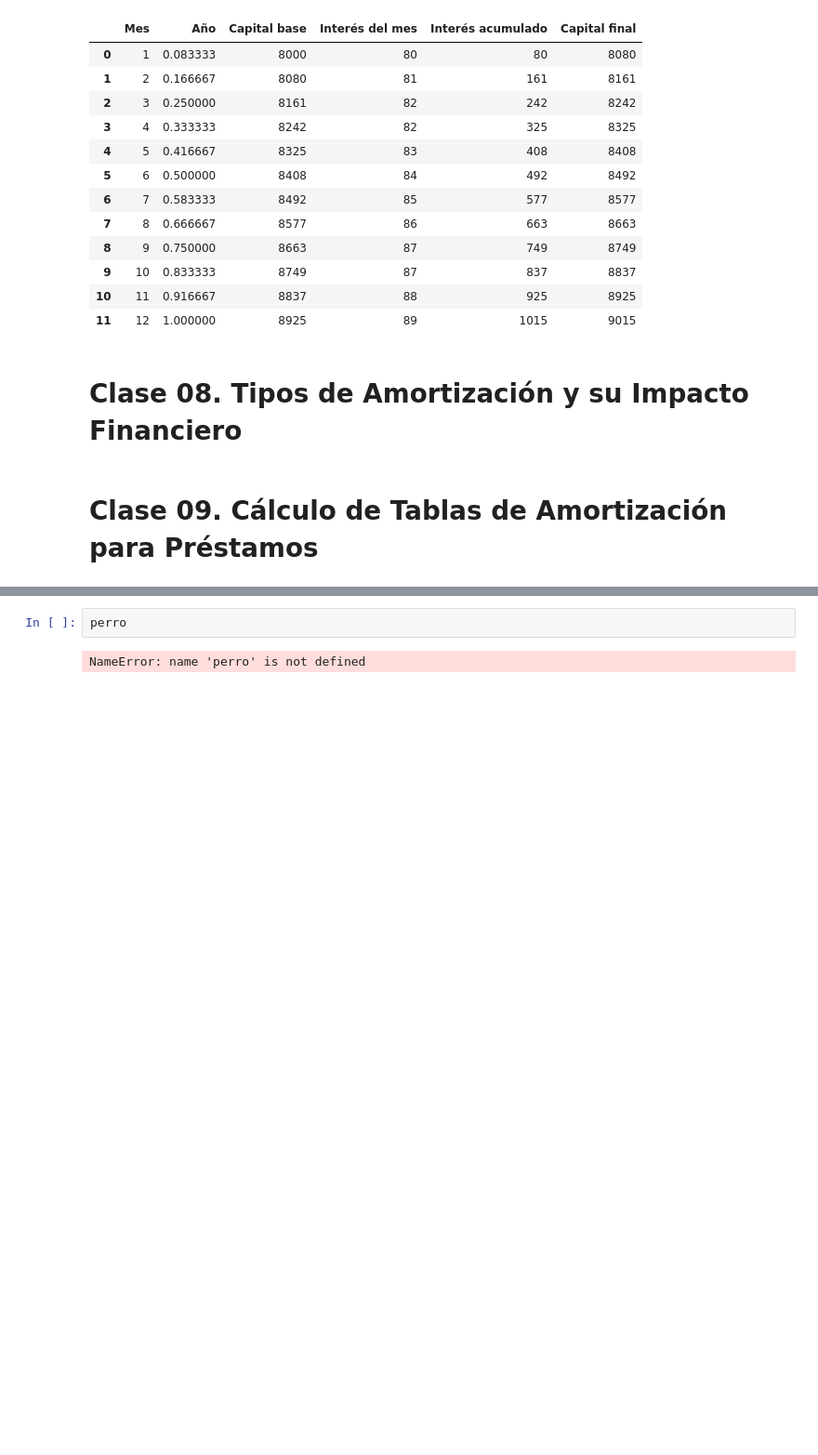
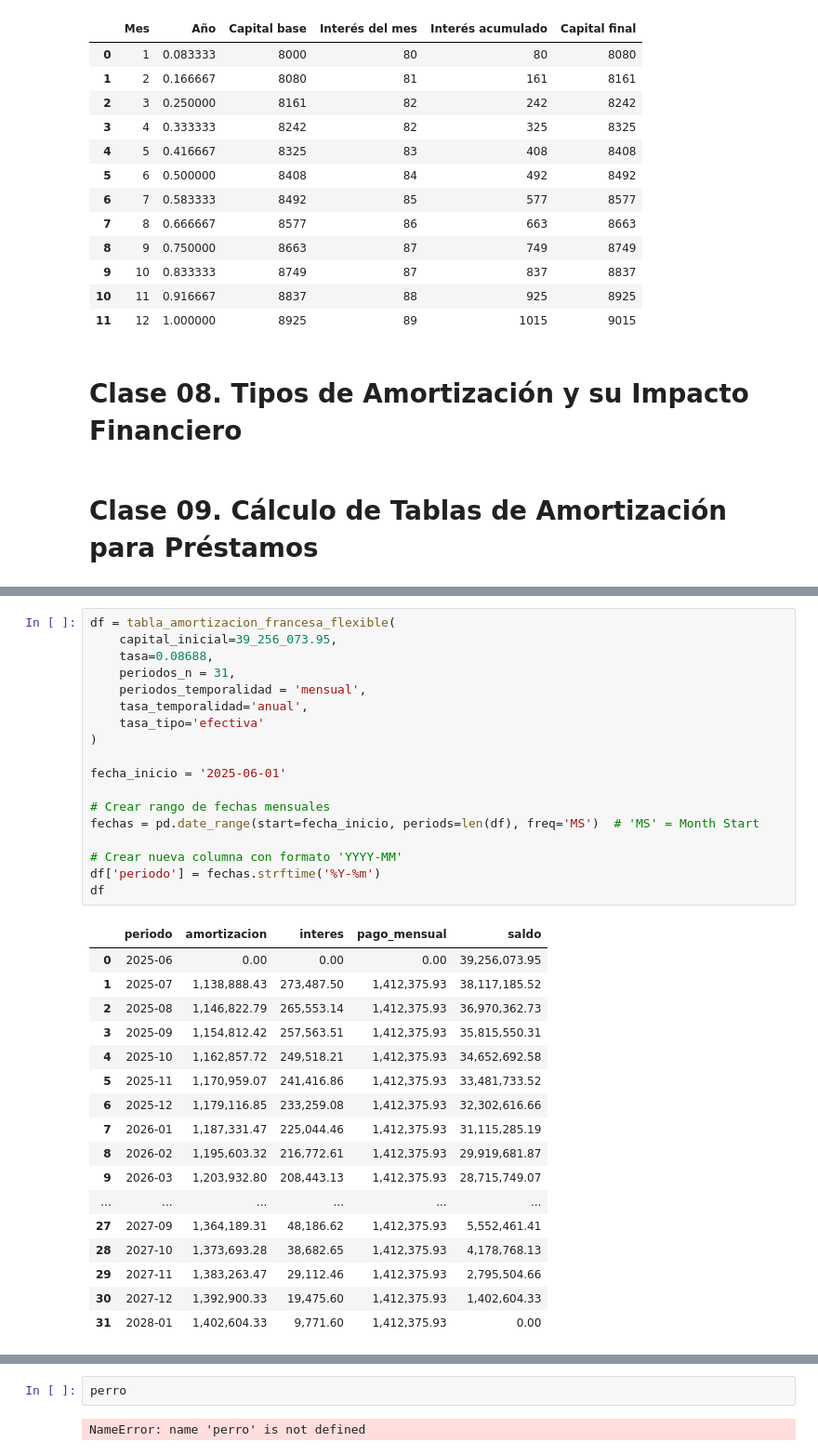
Before and after one commit to alexandergribenchenko/Data_Science_Finanzas, a Jupyter notebook: DS_FIN_01_Creditos_estudio.ipynb, the cells around one changed output, grey strips where cells are left out. Shown: that part at 93% size. Cells and saved outputs as stored; diff of their text form; blank space fills up the shorter version.

```diff
--- a/DS_FIN_01_Creditos_estudio.ipynb
+++ b/DS_FIN_01_Creditos_estudio.ipynb
@@ -536,0 +757,36 @@ df
+# %%
+df = tabla_amortizacion_francesa_flexible(
+    capital_inicial=39_256_073.95,
+    tasa=0.08688,
+    periodos_n = 31,
+    periodos_temporalidad = 'mensual',
+    tasa_temporalidad='anual',
+    tasa_tipo='efectiva'
+)
+
+fecha_inicio = '2025-06-01'
+
+# Crear rango de fechas mensuales
+fechas = pd.date_range(start=fecha_inicio, periods=len(df), freq='MS')  # 'MS' = Month Start
+
+# Crear nueva columna con formato 'YYYY-MM'
+df['periodo'] = fechas.strftime('%Y-%m')
+df
+# %% [output]
+|  | periodo | amortizacion | interes | pago_mensual | saldo |
+| 0 | 2025-06 | 0.00 | 0.00 | 0.00 | 39,256,073.95 |
+| 1 | 2025-07 | 1,138,888.43 | 273,487.50 | 1,412,375.93 | 38,117,185.52 |
+| 2 | 2025-08 | 1,146,822.79 | 265,553.14 | 1,412,375.93 | 36,970,362.73 |
+| 3 | 2025-09 | 1,154,812.42 | 257,563.51 | 1,412,375.93 | 35,815,550.31 |
+| 4 | 2025-10 | 1,162,857.72 | 249,518.21 | 1,412,375.93 | 34,652,692.58 |
+| 5 | 2025-11 | 1,170,959.07 | 241,416.86 | 1,412,375.93 | 33,481,733.52 |
+| 6 | 2025-12 | 1,179,116.85 | 233,259.08 | 1,412,375.93 | 32,302,616.66 |
+| 7 | 2026-01 | 1,187,331.47 | 225,044.46 | 1,412,375.93 | 31,115,285.19 |
+| 8 | 2026-02 | 1,195,603.32 | 216,772.61 | 1,412,375.93 | 29,919,681.87 |
+| 9 | 2026-03 | 1,203,932.80 | 208,443.13 | 1,412,375.93 | 28,715,749.07 |
+| ... | ... | ... | ... | ... | ... |
+| 27 | 2027-09 | 1,364,189.31 | 48,186.62 | 1,412,375.93 | 5,552,461.41 |
+| 28 | 2027-10 | 1,373,693.28 | 38,682.65 | 1,412,375.93 | 4,178,768.13 |
+| 29 | 2027-11 | 1,383,263.47 | 29,112.46 | 1,412,375.93 | 2,795,504.66 |
+| 30 | 2027-12 | 1,392,900.33 | 19,475.60 | 1,412,375.93 | 1,402,604.33 |
+| 31 | 2028-01 | 1,402,604.33 | 9,771.60 | 1,412,375.93 | 0.00 |
```
Also changed, not shown: parts of 21 cells of this notebook.
